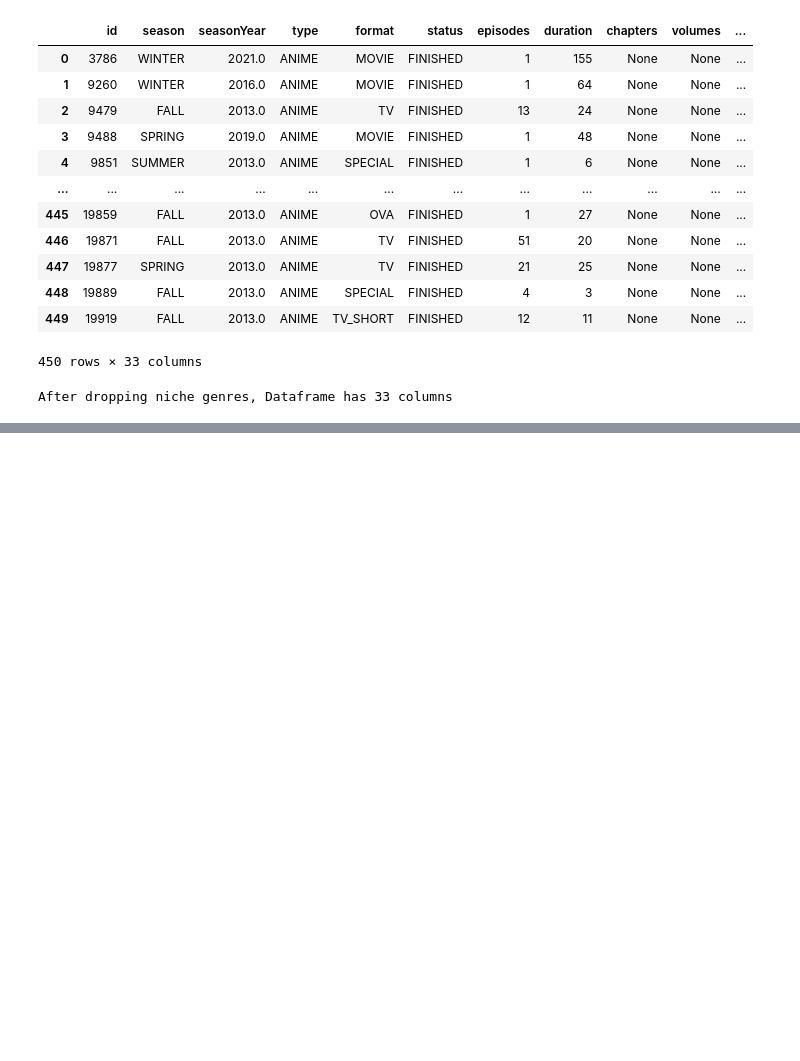
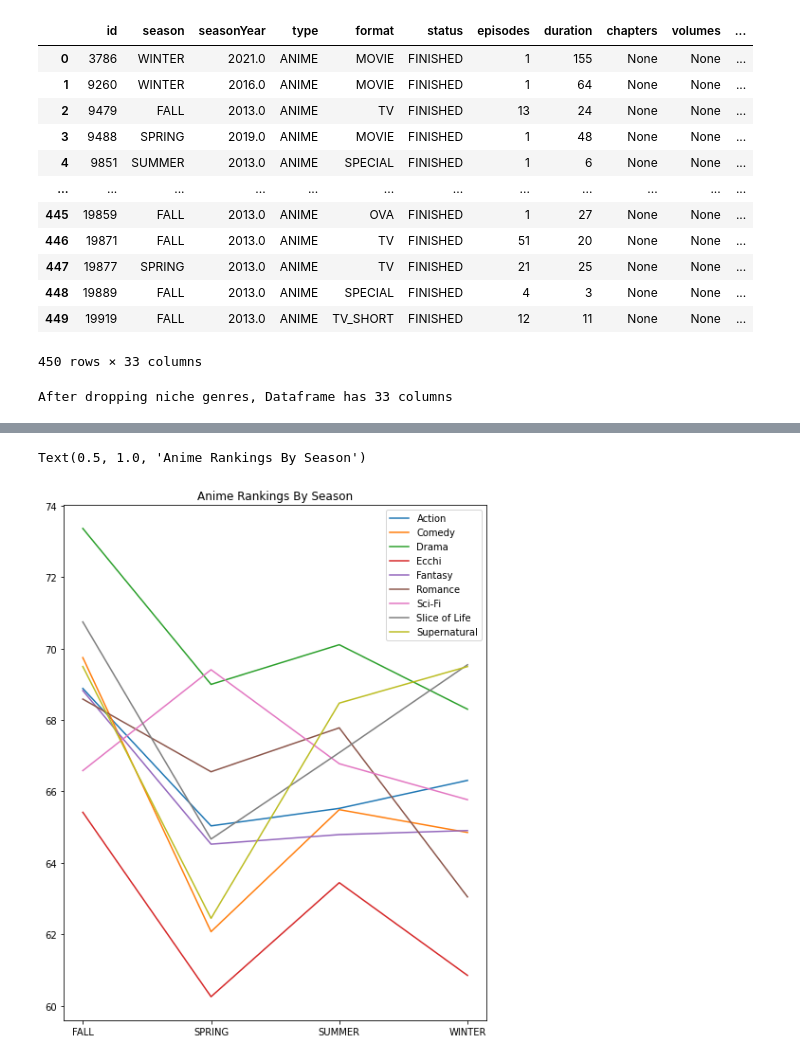
Before and after one commit to sprucemister/Anime-Insights, a Jupyter notebook: Untitled-1.ipynb, the cells around one changed output, grey strips where cells are left out. Cells and saved outputs as stored; diff of their text form; code cells hidden in the pictures; blank space fills up the shorter version.

```diff
--- a/Untitled-1.ipynb
+++ b/Untitled-1.ipynb
@@ -255,0 +259,16 @@ In *Summer*, **Slice of Life** dips in popularity relative to other season. I wo
+# %%
+import matplotlib.pyplot as plt
+for x in range(24,df_hot.shape[1]):
+    colname = df_hot.columns[x]
+
+    df_plotme=df_hot[df_hot.iloc[:, x] == 1]
+
+    series_plot_me_count=df_plotme.groupby('season')['averageScore'].mean()
+
+    plt.plot(series_plot_me_count.keys(),series_plot_me_count, label = colname)
+plt.legend(loc='upper right')
+plt.rcParams['figure.figsize'] = [8, 10]
+plt.title('Anime Rankings By Season')
+# %% [output]
+Text(0.5, 1.0, 'Anime Rankings By Season')
+[figure, added]
```
Also changed, not shown: parts of 17 cells of this notebook.
